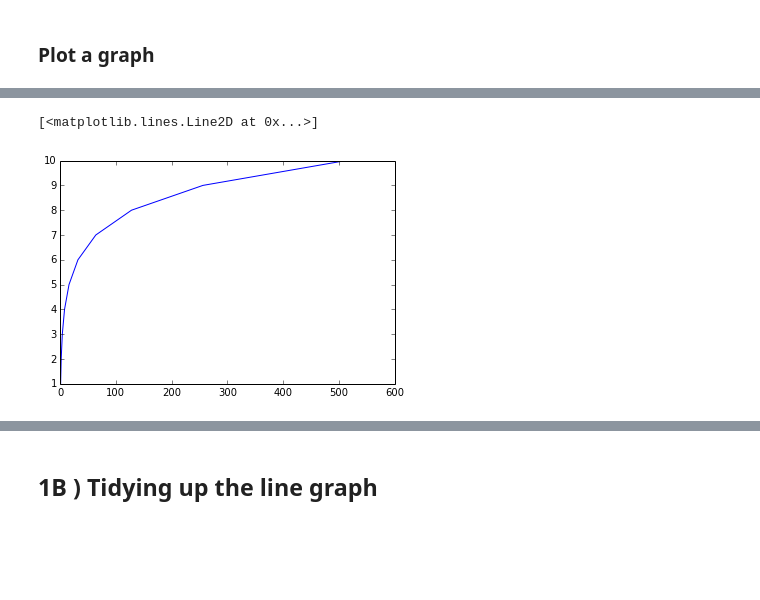
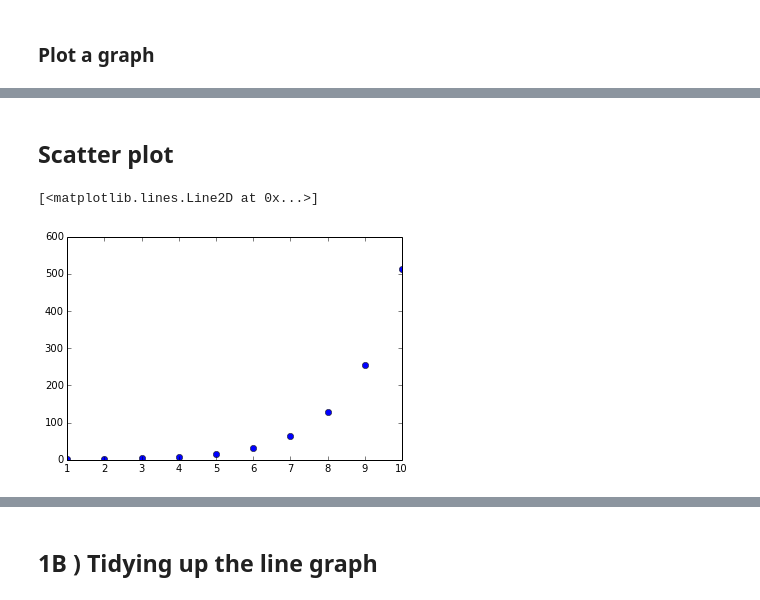
Before and after one commit to UNSW-CFRC/Session-8-Python-Data-Viz, a Jupyter notebook: python-cheatsheet.ipynb, the cells around one changed output, grey strips where cells are left out. Saved outputs shown, nothing was run; the diff lists cells and outputs as text; code cells hidden in the pictures; blank space fills up the shorter version.

```diff
--- a/python-cheatsheet.ipynb
+++ b/python-cheatsheet.ipynb
@@ -23,5 +36,9 @@ plt.plot(x,y)
-# %%
-plt.plot(y,x)
-# %% [output]
-[<matplotlib.lines.Line2D at 0x...>]
-[figure, removed]
+# %% [markdown]
+## Scatter plot
+# %%
+#line graph is now a scatter plot!
+#plot with blue markers
+plt.plot(x,y,'bo')
+# %% [output]
+[<matplotlib.lines.Line2D at 0x...>]
+[figure, added]
```
Also changed, not shown: parts of 7 cells of this notebook, 1 other file.
